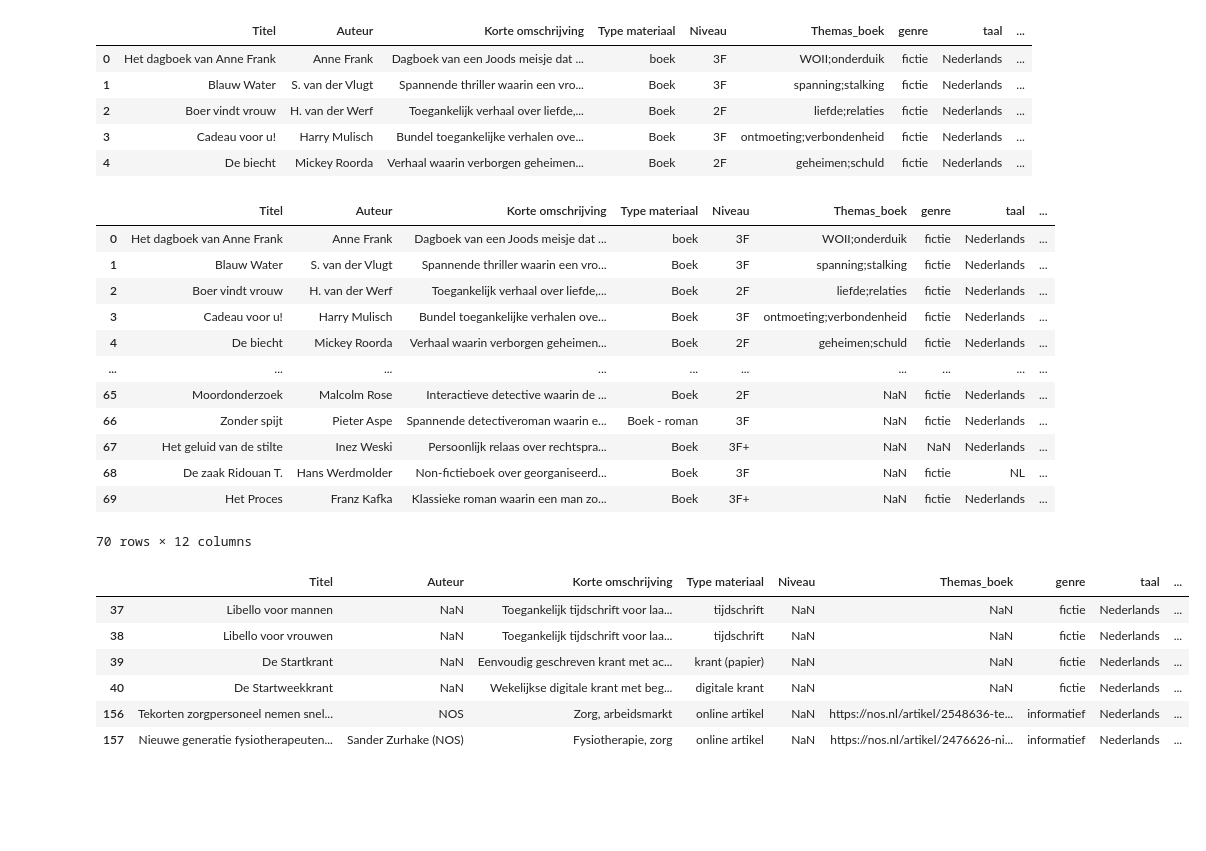
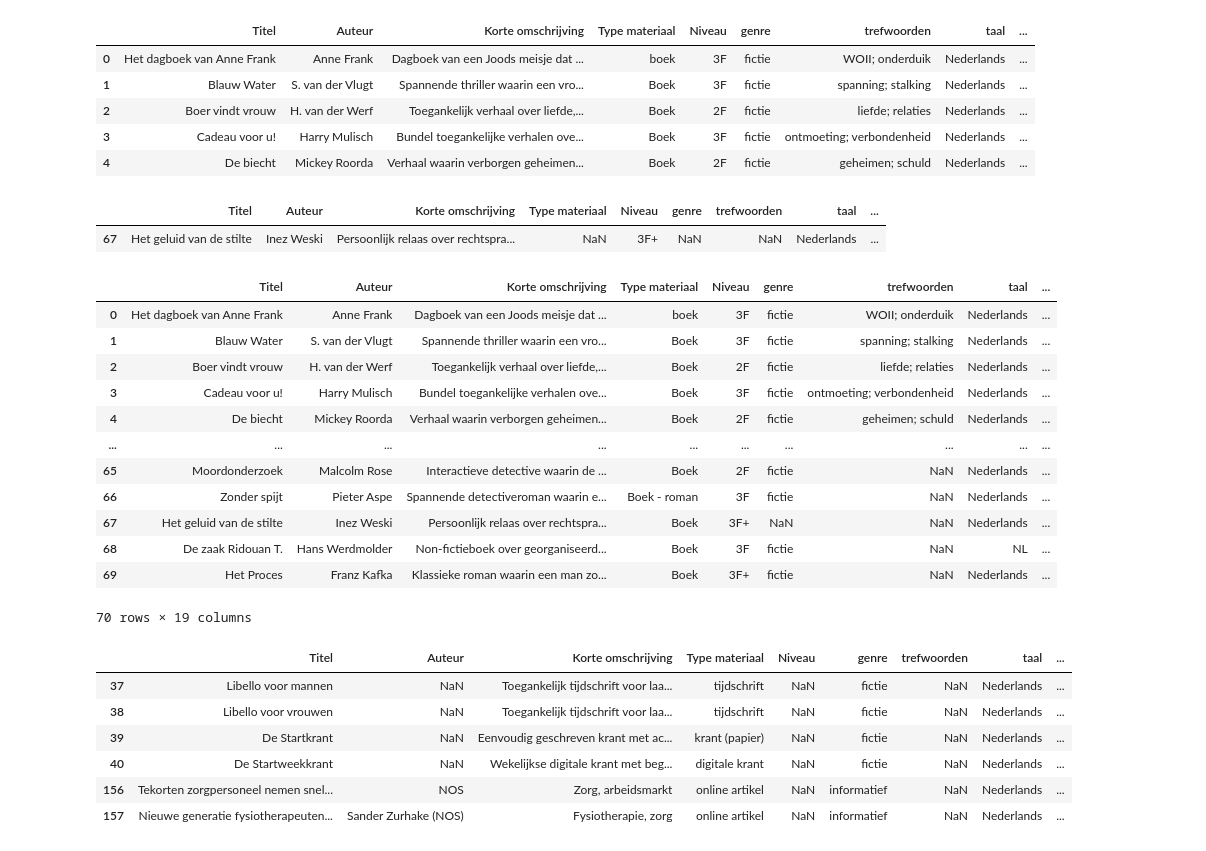
Before and after one commit to Adoow14/LU2_AI, a Jupyter notebook: AI_Prototype_LU2.ipynb, the cells around one changed output. Cells and saved outputs as stored; diff of their text form; code cells hidden in the pictures; blank space fills up the shorter version.

```diff
--- a/AI_Prototype_LU2.ipynb
+++ b/AI_Prototype_LU2.ipynb
@@ -17,9 +139,8 @@ df.head()
 # %%
 #Alle overige kolommen verwijderen die niet relevant zijn voor de analyse
-df = df.drop(columns=['Unnamed: 3', 'materiaal_id', 'onderwerp', 'trefwoorden', 'bron_url',
-                      'gegevensstatus', 'woordenaantal_omschrijving', 'gem_woordlengte',
-                      'gem_zinslengte_woorden', 'aandeel_lange_woorden_pct', 'aantal_zinnen', 'leescomplexiteit_score',
-                      'interessecluster', 'uitgever', 'publicatiejaar', 'beschikbaar_formaat', 'interne_batchcode',
+df = df.drop(columns=['Unnamed: 3', 'materiaal_id', 'onderwerp', 'Themas_boek',
+                      'woordenaantal_omschrijving', 'gem_woordlengte', 'gem_zinslengte_woorden',
+                      'aandeel_lange_woorden_pct', 'aantal_zinnen', 'interne_batchcode',
                       'administratieve_prioriteit', 'genre_kopie', 'Gemiddelde beoordeling'])
 
 df.head()
@@ -63,44 +216,54 @@ df.head()
 df["Auteur"] = df["Auteur"].fillna("Onbekend")
 df.head()
 # %% [output]
-|  | Titel | Auteur | Korte omschrijving | Type materiaal | Niveau | Themas_boek | genre | taal | ... |
-| 0 | Het dagboek van Anne Frank | Anne Frank | Dagboek van een Joods meisje dat ... | boek | 3F | WOII;onderduik | fictie | Nederlands | ... |
-| 1 | Blauw Water | S. van der Vlugt | Spannende thriller waarin een vro... | Boek | 3F | spanning;stalking | fictie | Nederlands | ... |
-| 2 | Boer vindt vrouw | H. van der Werf | Toegankelijk verhaal over liefde,... | Boek | 2F | liefde;relaties | fictie | Nederlands | ... |
-| 3 | Cadeau voor u! | Harry Mulisch | Bundel toegankelijke verhalen ove... | Boek | 3F | ontmoeting;verbondenheid | fictie | Nederlands | ... |
-| 4 | De biecht | Mickey Roorda | Verhaal waarin verborgen geheimen... | Boek | 2F | geheimen;schuld | fictie | Nederlands | ... |
+|  | Titel | Auteur | Korte omschrijving | Type materiaal | Niveau | genre | trefwoorden | taal | ... |
+| 0 | Het dagboek van Anne Frank | Anne Frank | Dagboek van een Joods meisje dat ... | boek | 3F | fictie | WOII; onderduik | Nederlands | ... |
+| 1 | Blauw Water | S. van der Vlugt | Spannende thriller waarin een vro... | Boek | 3F | fictie | spanning; stalking | Nederlands | ... |
+| 2 | Boer vindt vrouw | H. van der Werf | Toegankelijk verhaal over liefde,... | Boek | 2F | fictie | liefde; relaties | Nederlands | ... |
+| 3 | Cadeau voor u! | Harry Mulisch | Bundel toegankelijke verhalen ove... | Boek | 3F | fictie | ontmoeting; verbondenheid | Nederlands | ... |
+| 4 | De biecht | Mickey Roorda | Verhaal waarin verborgen geheimen... | Boek | 2F | fictie | geheimen; schuld | Nederlands | ... |
+# %%
+lege_rijen = df[
+    df["Type materiaal"].isna() |
+    df["Type materiaal"].astype(str).str.strip().eq("")
+]
+
+lege_rijen.head()
+# %% [output]
+|  | Titel | Auteur | Korte omschrijving | Type materiaal | Niveau | genre | trefwoorden | taal | ... |
+| 67 | Het geluid van de stilte | Inez Weski | Persoonlijk relaas over rechtspra... | NaN | 3F+ | NaN | NaN | Nederlands | ... |
 # %%
 #in de "type materiaal" mist er 1 waarde waarvan we op hebben gezocht wat het is en dat invullen
 df["Type materiaal"] = df["Type materiaal"].fillna("Boek")
 df.head(70)
 # %% [output]
-|  | Titel | Auteur | Korte omschrijving | Type materiaal | Niveau | Themas_boek | genre | taal | ... |
-| 0 | Het dagboek van Anne Frank | Anne Frank | Dagboek van een Joods meisje dat ... | boek | 3F | WOII;onderduik | fictie | Nederlands | ... |
-| 1 | Blauw Water | S. van der Vlugt | Spannende thriller waarin een vro... | Boek | 3F | spanning;stalking | fictie | Nederlands | ... |
-| 2 | Boer vindt vrouw | H. van der Werf | Toegankelijk verhaal over liefde,... | Boek | 2F | liefde;relaties | fictie | Nederlands | ... |
-| 3 | Cadeau voor u! | Harry Mulisch | Bundel toegankelijke verhalen ove... | Boek | 3F | ontmoeting;verbondenheid | fictie | Nederlands | ... |
-| 4 | De biecht | Mickey Roorda | Verhaal waarin verborgen geheimen... | Boek | 2F | geheimen;schuld | fictie | Nederlands | ... |
+|  | Titel | Auteur | Korte omschrijving | Type materiaal | Niveau | genre | trefwoorden | taal | ... |
+| 0 | Het dagboek van Anne Frank | Anne Frank | Dagboek van een Joods meisje dat ... | boek | 3F | fictie | WOII; onderduik | Nederlands | ... |
+| 1 | Blauw Water | S. van der Vlugt | Spannende thriller waarin een vro... | Boek | 3F | fictie | spanning; stalking | Nederlands | ... |
+| 2 | Boer vindt vrouw | H. van der Werf | Toegankelijk verhaal over liefde,... | Boek | 2F | fictie | liefde; relaties | Nederlands | ... |
+| 3 | Cadeau voor u! | Harry Mulisch | Bundel toegankelijke verhalen ove... | Boek | 3F | fictie | ontmoeting; verbondenheid | Nederlands | ... |
+| 4 | De biecht | Mickey Roorda | Verhaal waarin verborgen geheimen... | Boek | 2F | fictie | geheimen; schuld | Nederlands | ... |
 | ... | ... | ... | ... | ... | ... | ... | ... | ... | ... |
-| 65 | Moordonderzoek | Malcolm Rose | Interactieve detective waarin de ... | Boek | 2F | NaN | fictie | Nederlands | ... |
-| 66 | Zonder spijt | Pieter Aspe | Spannende detectiveroman waarin e... | Boek - roman | 3F | NaN | fictie | Nederlands | ... |
+| 65 | Moordonderzoek | Malcolm Rose | Interactieve detective waarin de ... | Boek | 2F | fictie | NaN | Nederlands | ... |
+| 66 | Zonder spijt | Pieter Aspe | Spannende detectiveroman waarin e... | Boek - roman | 3F | fictie | NaN | Nederlands | ... |
 | 67 | Het geluid van de stilte | Inez Weski | Persoonlijk relaas over rechtspra... | Boek | 3F+ | NaN | NaN | Nederlands | ... |
-| 68 | De zaak Ridouan T. | Hans Werdmolder | Non-fictieboek over georganiseerd... | Boek | 3F | NaN | fictie | NL | ... |
-| 69 | Het Proces | Franz Kafka | Klassieke roman waarin een man zo... | Boek | 3F+ | NaN | fictie | Nederlands | ... |
+| 68 | De zaak Ridouan T. | Hans Werdmolder | Non-fictieboek over georganiseerd... | Boek | 3F | fictie | NaN | NL | ... |
+| 69 | Het Proces | Franz Kafka | Klassieke roman waarin een man zo... | Boek | 3F+ | fictie | NaN | Nederlands | ... |
-70 rows × 12 columns
+70 rows × 19 columns
 # %%
-lege_rijen = df[
+lege_niveaus = df[
     df["Niveau"].isna() |
     df["Niveau"].astype(str).str.strip().eq("")
 ]
 
-lege_rijen.head(10)
+lege_niveaus.head(10)
 # %% [output]
-|  | Titel | Auteur | Korte omschrijving | Type materiaal | Niveau | Themas_boek | genre | taal | ... |
-| 37 | Libello voor mannen | NaN | Toegankelijk tijdschrift voor laa... | tijdschrift | NaN | NaN | fictie | Nederlands | ... |
-| 38 | Libello voor vrouwen | NaN | Toegankelijk tijdschrift voor laa... | tijdschrift | NaN | NaN | fictie | Nederlands | ... |
-| 39 | De Startkrant | NaN | Eenvoudig geschreven krant met ac... | krant (papier) | NaN | NaN | fictie | Nederlands | ... |
-| 40 | De Startweekkrant | NaN | Wekelijkse digitale krant met beg... | digitale krant | NaN | NaN | fictie | Nederlands | ... |
-| 156 | Tekorten zorgpersoneel nemen snel... | NOS | Zorg, arbeidsmarkt | online artikel | NaN | https://nos.nl/artikel/2548636-te... | informatief | Nederlands | ... |
-| 157 | Nieuwe generatie fysiotherapeuten... | Sander Zurhake (NOS) | Fysiotherapie, zorg | online artikel | NaN | https://nos.nl/artikel/2476626-ni... | informatief | Nederlands | ... |
+|  | Titel | Auteur | Korte omschrijving | Type materiaal | Niveau | genre | trefwoorden | taal | ... |
+| 37 | Libello voor mannen | NaN | Toegankelijk tijdschrift voor laa... | tijdschrift | NaN | fictie | NaN | Nederlands | ... |
+| 38 | Libello voor vrouwen | NaN | Toegankelijk tijdschrift voor laa... | tijdschrift | NaN | fictie | NaN | Nederlands | ... |
+| 39 | De Startkrant | NaN | Eenvoudig geschreven krant met ac... | krant (papier) | NaN | fictie | NaN | Nederlands | ... |
+| 40 | De Startweekkrant | NaN | Wekelijkse digitale krant met beg... | digitale krant | NaN | fictie | NaN | Nederlands | ... |
+| 156 | Tekorten zorgpersoneel nemen snel... | NOS | Zorg, arbeidsmarkt | online artikel | NaN | informatief | NaN | Nederlands | ... |
+| 157 | Nieuwe generatie fysiotherapeuten... | Sander Zurhake (NOS) | Fysiotherapie, zorg | online artikel | NaN | informatief | NaN | Nederlands | ... |
 # %%
 #Missing values in de "Niveau" kolom vullen met "Onbekend"
```
Also changed, not shown: parts of 11 cells of this notebook.
